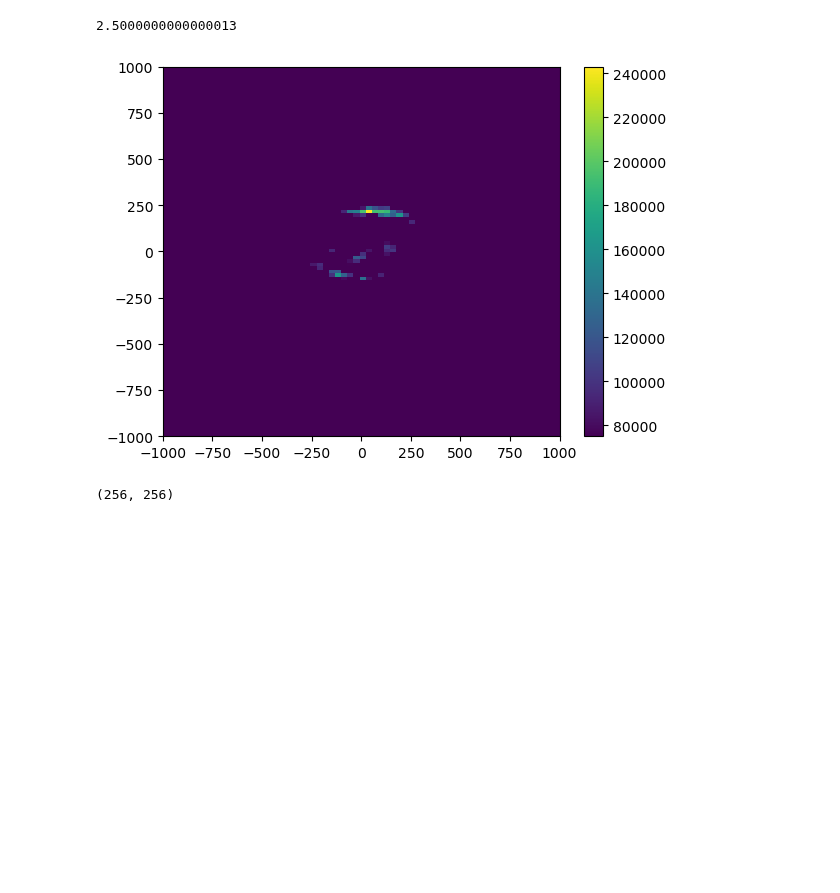
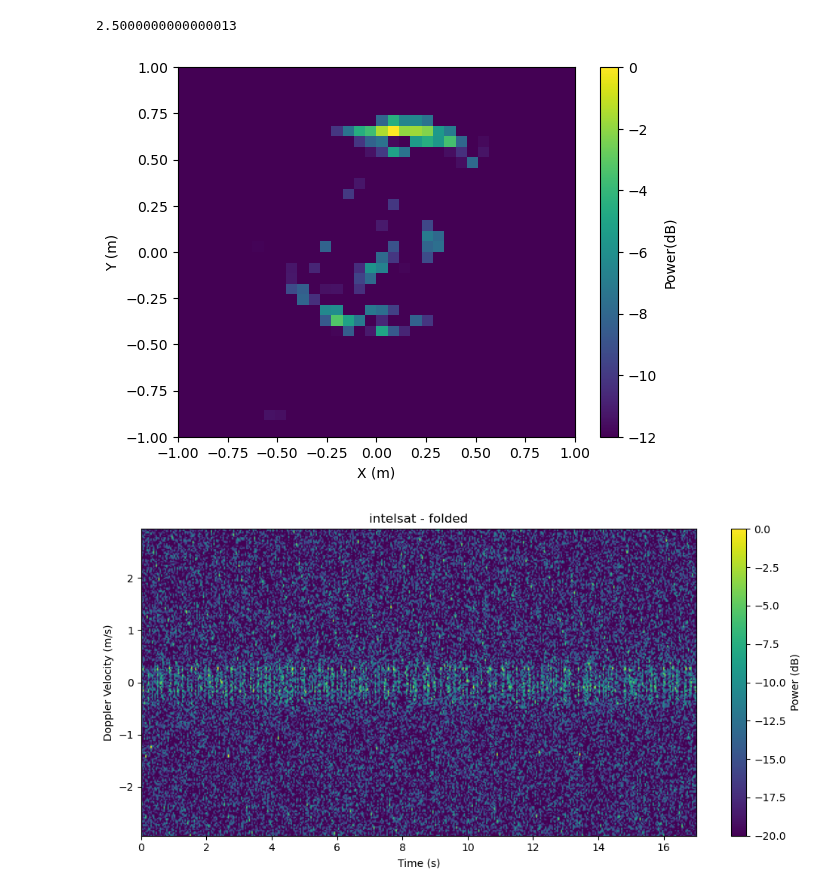
Before and after one commit to phoeberyder/atlas_rb, a Jupyter notebook: ISAR/isar.ipynb, the cells around one changed output. Drawn from its saved outputs; the diff is of its cells as text; code cells hidden in the pictures; blank space fills up the shorter version.

```diff
--- a/ISAR/isar.ipynb
+++ b/ISAR/isar.ipynb
@@ -152,8 +167,4 @@ period_history[15]
 # %%
-_, _ = make_isar_image(time, best_period, vm=75000)
+_, _ = make_isar_image(time, best_period, combined_spec, vm=-12, lim=1)
 # %% [output]
-[figure, old version]
+[figure, new version]
-# %%
-img.shape
-# %% [output]
-(256, 256)
@@ -161,0 +171,21 @@ compactness = (n_pix - P/4)/(n_pix-np.sqrt(n_pix))
+# %%
+period = best_period #15.5802
+time_folded = time % period
+phase = time_folded / period
+sort_indices = np.argsort(time_folded)
+time_folded_sorted = time_folded[sort_indices]
+data_sorted = combined_spec[:, sort_indices]
+max_velocity = c / (4*pri*freq)
+# %%
+plt.figure(figsize=(10, 5))
+# +1e-12 is there to avoid log of 0
+plt.imshow(10 * np.log10(data_sorted+1e-12)-np.max(10 * np.log10(data_sorted+1e-12)), aspect='auto', origin='lower', vmin=-20, extent= [0, period, -max_velocity, max_velocity])
+plt.title("intelsat - folded")
+plt.xlabel("Time (s)")
+plt.ylabel("Doppler Velocity (m/s)")
+plt.colorbar(label='Power (dB)')
+# plt.ylim(-1.5, 1.5)
+# plt.vlines((59,84), -max_velocity, max_velocity, 'r')
+plt.tight_layout()
+# %% [output]
+[figure, added]
```
Also changed, not shown: parts of 8 cells of this notebook, 2 other files.
